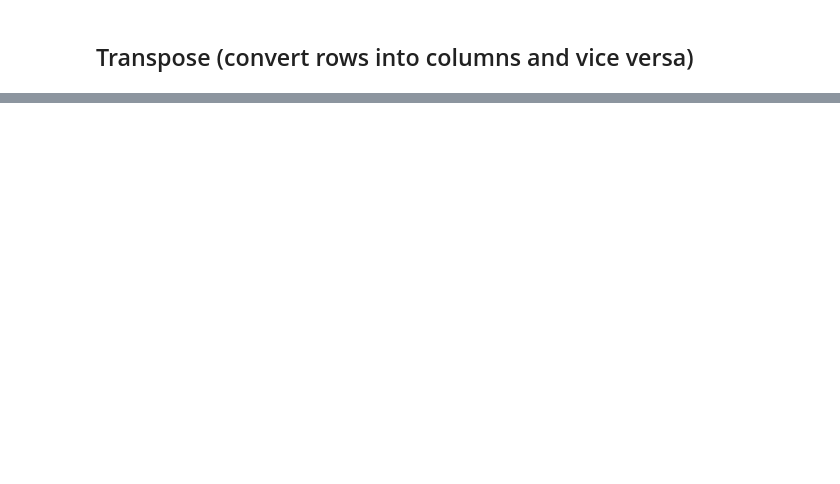
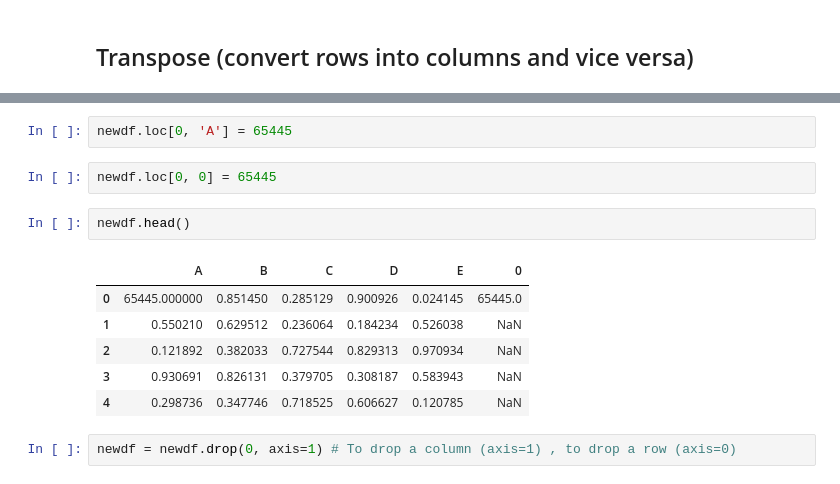
Before and after one commit to Bubu02/Pandas-Tutorial, a Jupyter notebook: Pandas_tutorial.ipynb, the cells around one changed output, grey strips where cells are left out. Drawn from its saved outputs; the diff is of its cells as text; blank space fills up the shorter version.

```diff
--- a/Pandas_tutorial.ipynb
+++ b/Pandas_tutorial.ipynb
@@ -212,0 +243,15 @@ Name: 0, Length: 334, dtype: float64
+# %%
+newdf.loc[0, 'A'] = 65445
+# %%
+newdf.loc[0, 0] = 65445
+# %%
+newdf.head()
+# %% [output]
+|  | A | B | C | D | E | 0 |
+| 0 | 65445.000000 | 0.851450 | 0.285129 | 0.900926 | 0.024145 | 65445.0 |
+| 1 | 0.550210 | 0.629512 | 0.236064 | 0.184234 | 0.526038 | NaN |
+| 2 | 0.121892 | 0.382033 | 0.727544 | 0.829313 | 0.970934 | NaN |
+| 3 | 0.930691 | 0.826131 | 0.379705 | 0.308187 | 0.583943 | NaN |
+| 4 | 0.298736 | 0.347746 | 0.718525 | 0.606627 | 0.120785 | NaN |
+# %%
+newdf = newdf.drop(0, axis=1) # To drop a column (axis=1) , to drop a row (axis=0)
```
Also changed, not shown: parts of 27 cells of this notebook.
